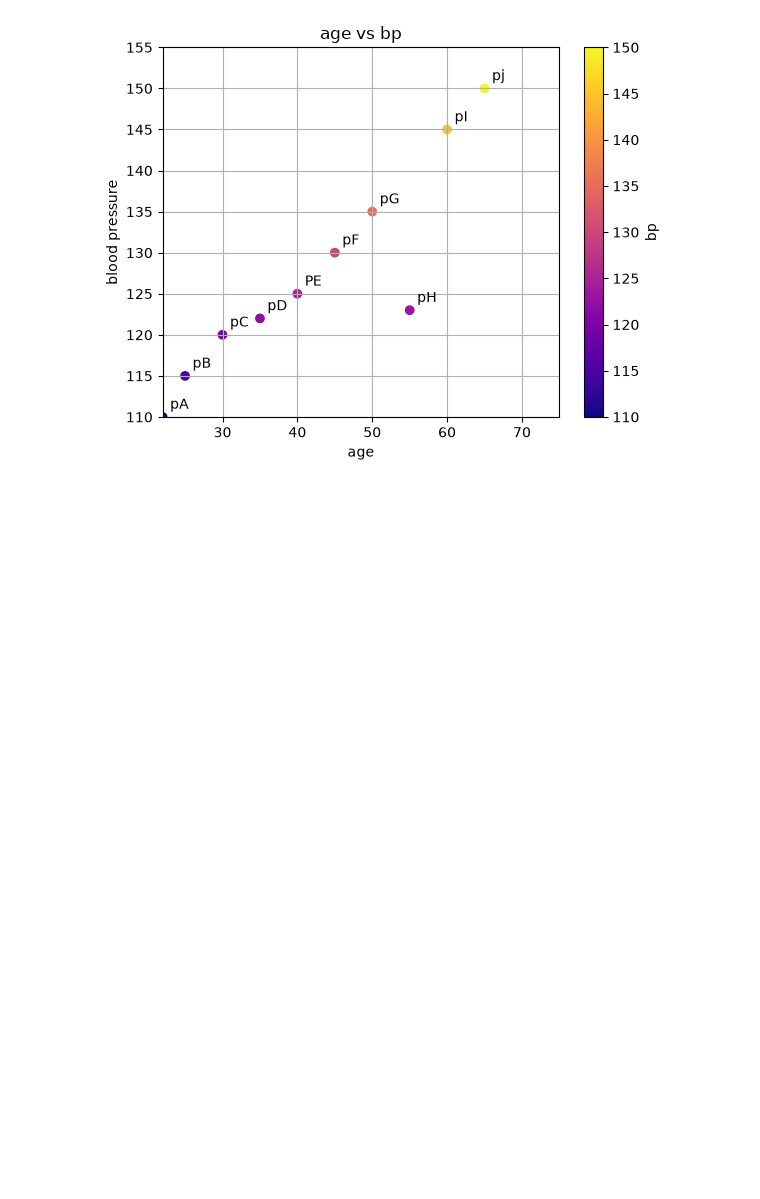
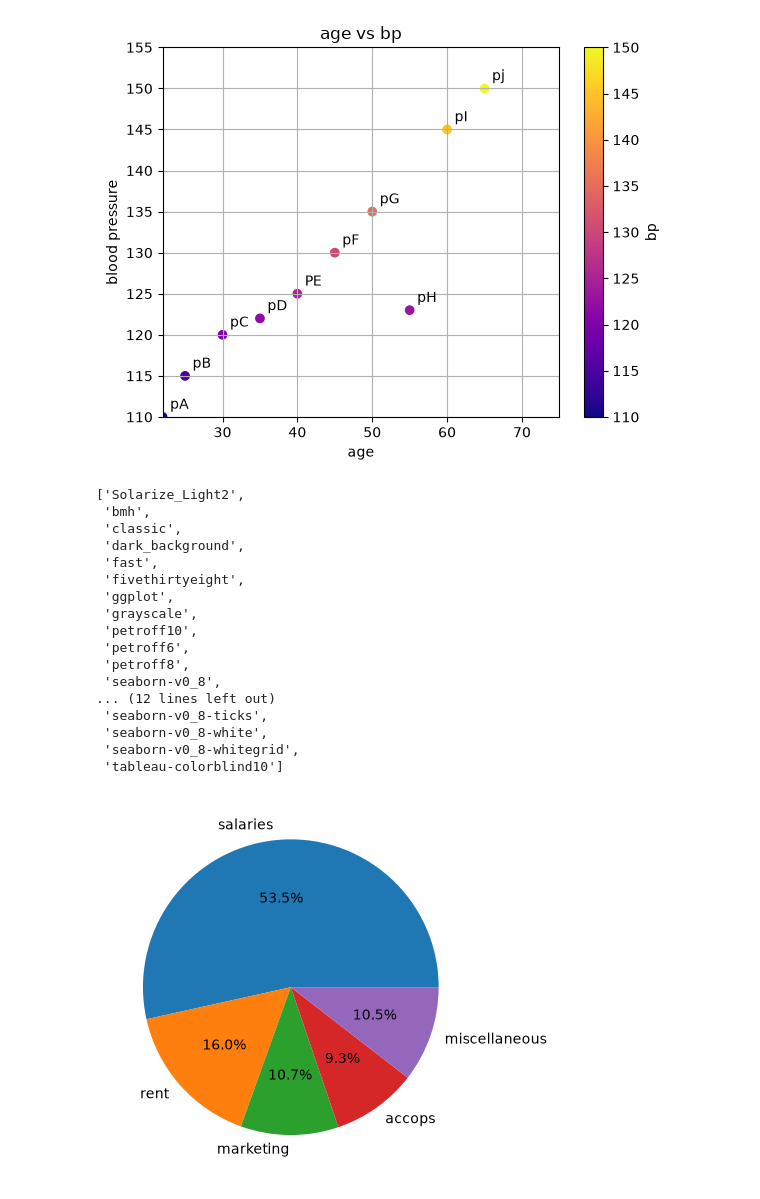
Before and after one commit to SumeetAttri09/python-data, a Jupyter notebook: matplotlib_tuto/matplotlib.ipynb, the cells around one changed output. Drawn from its saved outputs; the diff is of its cells as text; code cells hidden in the pictures; blank space fills up the shorter version.

Commit message:
pie chart

```diff
--- a/matplotlib_tuto/matplotlib.ipynb
+++ b/matplotlib_tuto/matplotlib.ipynb
@@ -149,3 +149,29 @@ plt.ylim(min(bp), max(bp)+5)
 # %% [output]
 (110.0, 155.0)
 [figure]
+# %%
+#pie chart
+expenses = ["salaries", "rent", "marketing", "accops", "miscellaneous"]
+amounts = [500, 150, 100, 87, 98]
+
+plt.pie(amounts, labels=expenses, autopct="%1.1f%%") #wedgeprops(edgecolor
+plt.style.available
+# %% [output]
+['Solarize_Light2',
+ 'bmh',
+ 'classic',
+ 'dark_background',
+ 'fast',
+ 'fivethirtyeight',
+ 'ggplot',
+ 'grayscale',
+ 'petroff10',
+ 'petroff6',
+ 'petroff8',
+ 'seaborn-v0_8',
+... (12 lines left out)
+ 'seaborn-v0_8-ticks',
+ 'seaborn-v0_8-white',
+ 'seaborn-v0_8-whitegrid',
+ 'tableau-colorblind10']
+[figure, added]
```
